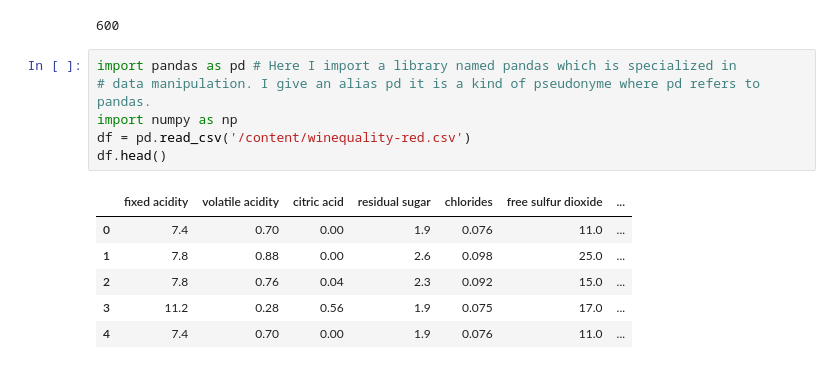
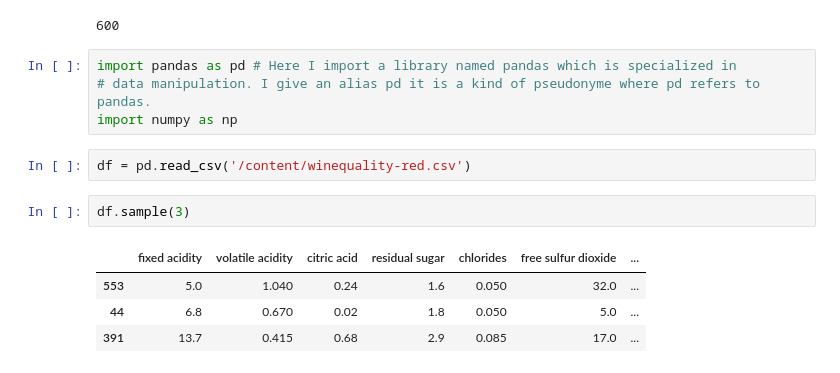
Before and after one commit to chander110/AcademyPublic, a Jupyter notebook: Untitled0.ipynb, the cells around one changed output. Saved outputs shown, nothing was run; the diff lists cells and outputs as text.

```diff
--- a/Untitled0.ipynb
+++ b/Untitled0.ipynb
@@ -118,12 +118,12 @@ Myarea (20, 30)
 import pandas as pd # Here I import a library named pandas which is specialized in
 # data manipulation. I give an alias pd it is a kind of pseudonyme where pd refers to pandas.
 import numpy as np
-df = pd.read_csv('/content/winequality-red.csv')
-df.head()
-# %% [output]
-|  | fixed acidity | volatile acidity | citric acid | residual sugar | chlorides | free sulfur dioxide | ... |
-| 0 | 7.4 | 0.70 | 0.00 | 1.9 | 0.076 | 11.0 | ... |
-| 1 | 7.8 | 0.88 | 0.00 | 2.6 | 0.098 | 25.0 | ... |
-| 2 | 7.8 | 0.76 | 0.04 | 2.3 | 0.092 | 15.0 | ... |
-| 3 | 11.2 | 0.28 | 0.56 | 1.9 | 0.075 | 17.0 | ... |
-| 4 | 7.4 | 0.70 | 0.00 | 1.9 | 0.076 | 11.0 | ... |
+# %%
+df = pd.read_csv('/content/winequality-red.csv')
+# %%
+df.sample(3)
+# %% [output]
+|  | fixed acidity | volatile acidity | citric acid | residual sugar | chlorides | free sulfur dioxide | ... |
+| 553 | 5.0 | 1.040 | 0.24 | 1.6 | 0.050 | 32.0 | ... |
+| 44 | 6.8 | 0.670 | 0.02 | 1.8 | 0.050 | 5.0 | ... |
+| 391 | 13.7 | 0.415 | 0.68 | 2.9 | 0.085 | 17.0 | ... |
```
Also changed, not shown: parts of 3 cells of this notebook.
